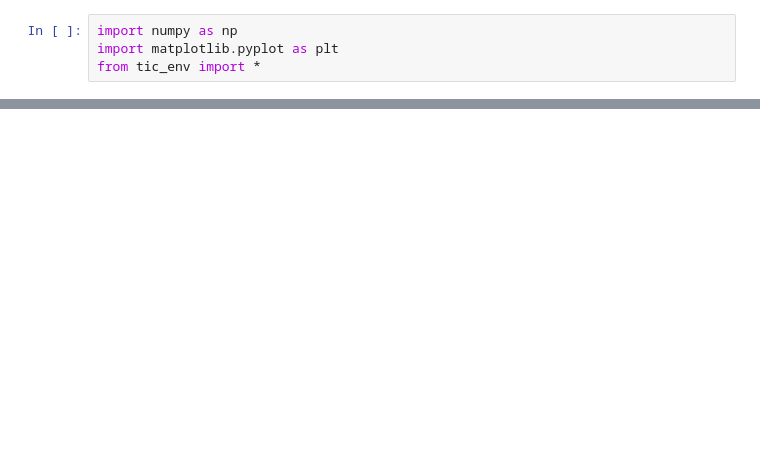
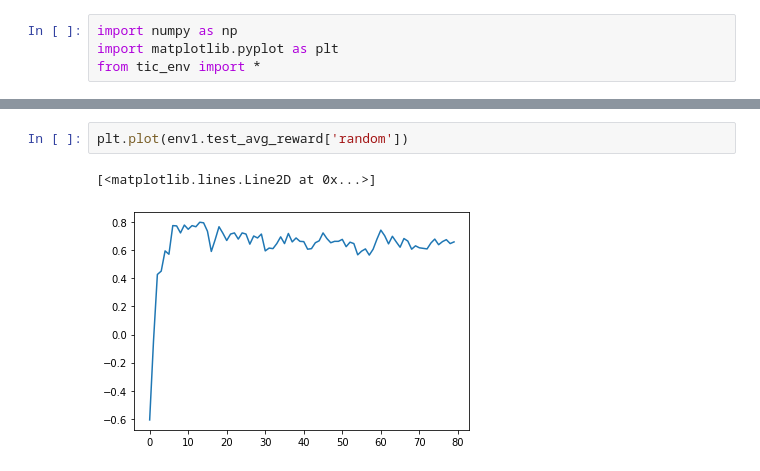
Before and after one commit to yhangchen/Tic-Tac-Toe, a Jupyter notebook: solution2_1.ipynb, the cells around one changed output, grey strips where cells are left out. Saved outputs shown, nothing was run; the diff lists cells and outputs as text; blank space fills up the shorter version.

```diff
--- a/solution2_1.ipynb
+++ b/solution2_1.ipynb
@@ -38,0 +37,5 @@ AttributeError: 'DQN' object has no attribute 'eval'
+# %%
+plt.plot(env1.test_avg_reward['random'])
+# %% [output]
+[<matplotlib.lines.Line2D at 0x...>]
+[figure, added]
```
Also changed, not shown: parts of 4 cells of this notebook, 1 other file.
